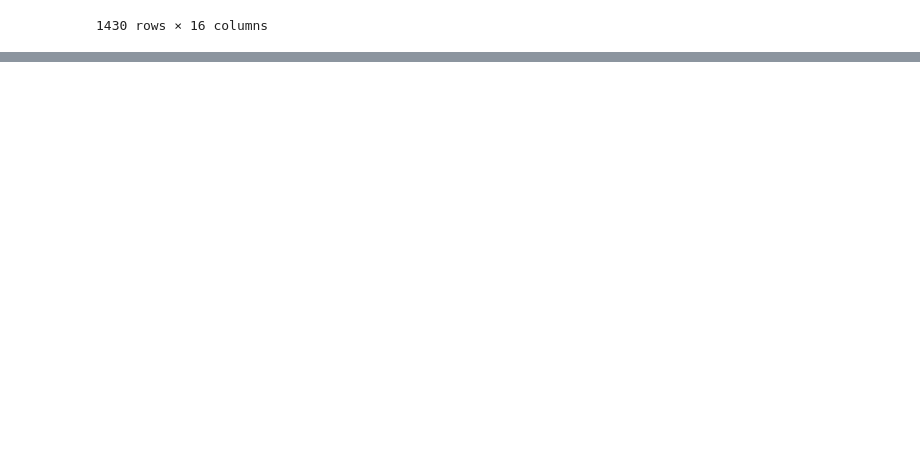
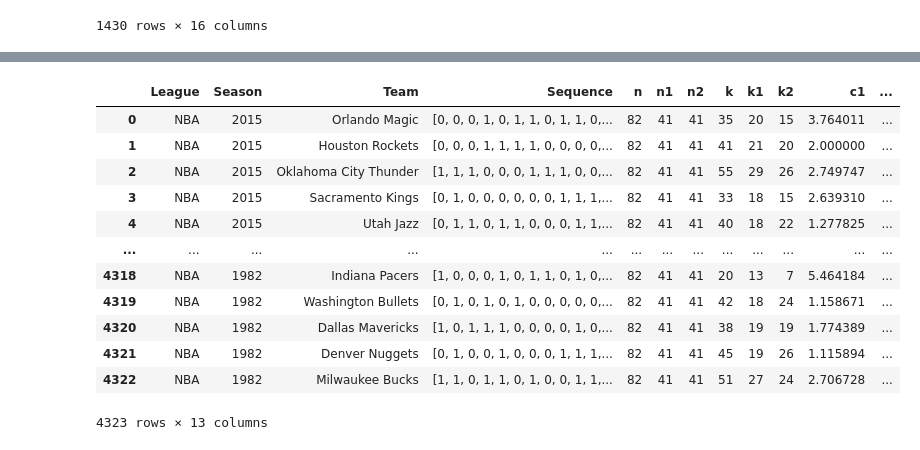
Before and after one commit to RyanRegalado/Win-Loss-Sequences-Sp2026, a Jupyter notebook: output/generalized_cscores_figures.ipynb, the cells around one changed output, grey strips where cells are left out. Drawn from its saved outputs; the diff is of its cells as text; code cells hidden in the pictures; blank space fills up the shorter version.

```diff
--- a/output/generalized_cscores_figures.ipynb
+++ b/output/generalized_cscores_figures.ipynb
@@ -818,0 +853,17 @@ master[master['type']=='soccer_ternary']
+# %%
+us_leagues_second_half = pd.read_csv('csvs/us_leagues_second_half_cscores.csv')
+us_leagues_second_half
+# %% [output]
+|  | League | Season | Team | Sequence | n | n1 | n2 | k | k1 | k2 | c1 | ... |
+| 0 | NBA | 2015 | Orlando Magic | [0, 0, 0, 1, 0, 1, 1, 0, 1, 1, 0,... | 82 | 41 | 41 | 35 | 20 | 15 | 3.764011 | ... |
+| 1 | NBA | 2015 | Houston Rockets | [0, 0, 0, 1, 1, 1, 1, 0, 0, 0, 0,... | 82 | 41 | 41 | 41 | 21 | 20 | 2.000000 | ... |
+| 2 | NBA | 2015 | Oklahoma City Thunder | [1, 1, 1, 0, 0, 0, 1, 1, 1, 0, 0,... | 82 | 41 | 41 | 55 | 29 | 26 | 2.749747 | ... |
+| 3 | NBA | 2015 | Sacramento Kings | [0, 1, 0, 0, 0, 0, 0, 0, 1, 1, 1,... | 82 | 41 | 41 | 33 | 18 | 15 | 2.639310 | ... |
+| 4 | NBA | 2015 | Utah Jazz | [0, 1, 1, 0, 1, 1, 0, 0, 0, 1, 1,... | 82 | 41 | 41 | 40 | 18 | 22 | 1.277825 | ... |
+| ... | ... | ... | ... | ... | ... | ... | ... | ... | ... | ... | ... | ... |
+| 4318 | NBA | 1982 | Indiana Pacers | [1, 0, 0, 0, 1, 0, 1, 1, 0, 1, 0,... | 82 | 41 | 41 | 20 | 13 | 7 | 5.464184 | ... |
+| 4319 | NBA | 1982 | Washington Bullets | [0, 1, 0, 1, 0, 1, 0, 0, 0, 0, 0,... | 82 | 41 | 41 | 42 | 18 | 24 | 1.158671 | ... |
+| 4320 | NBA | 1982 | Dallas Mavericks | [1, 0, 1, 1, 1, 0, 0, 0, 0, 1, 0,... | 82 | 41 | 41 | 38 | 19 | 19 | 1.774389 | ... |
+| 4321 | NBA | 1982 | Denver Nuggets | [0, 1, 0, 0, 1, 0, 0, 0, 1, 1, 1,... | 82 | 41 | 41 | 45 | 19 | 26 | 1.115894 | ... |
+| 4322 | NBA | 1982 | Milwaukee Bucks | [1, 1, 0, 1, 1, 0, 1, 0, 0, 1, 1,... | 82 | 41 | 41 | 51 | 27 | 24 | 2.706728 | ... |
+4323 rows × 13 columns
```
Also changed, not shown: parts of 15 cells of this notebook.
